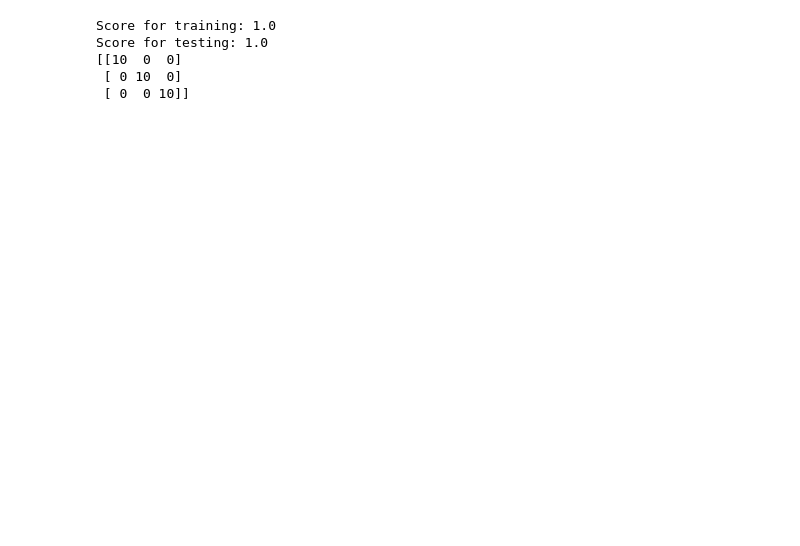
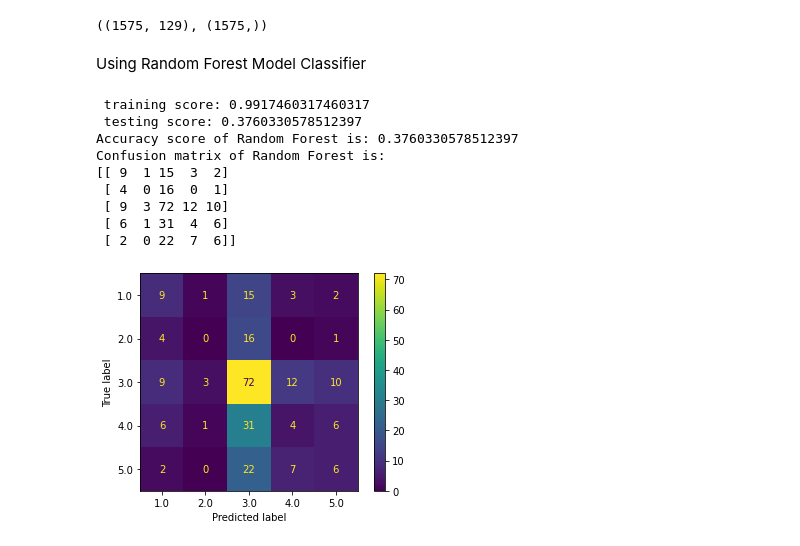
Before and after one commit to yuliyalitvin/Applied-Data-Science---Personal-Portfolio, a Jupyter notebook: Predictive Models/RandomForest/RandomForest.ipynb, the cells around one changed output. Cells and saved outputs as stored; diff of their text form; code cells hidden in the pictures; blank space fills up the shorter version.

Commit message:
changed randomforest files

```diff
--- a/Predictive Models/RandomForest/RandomForest.ipynb
+++ b/Predictive Models/RandomForest/RandomForest.ipynb
@@ -118,0 +26,3 @@ Score for testing: 1.0
+# %%
+dataframe_t = pd.read_csv('./X_test.csv', error_bad_lines=False, sep = ',')
+dataframe_t['MQT1_category'].value_counts()
@@ -118,0 +36,6 @@ Score for testing: 1.0
+# %%
+predict_t = dataframe_t['MQT1_category']
+y_test = predict_t
+dataframe_t.drop('MQT1_category', axis = 1, inplace = True)
+X_test = dataframe_t
+X_test.shape, y_test.shape
@@ -118,0 +60,3 @@ Score for testing: 1.0
+# %%
+dataframe.drop('MQT1_category', axis = 1, inplace = True)
+dataframe
@@ -119,32 +77,57 @@ Score for testing: 1.0
+# %%
+X_train = dataframe
+
+X_train.shape, y_train.shape
+# %% [output]
+((1575, 129), (1575,))
+# %% [markdown]
+Using Random Forest Model Classifier
 # %%
-# prediction with RandomForest model and with validation set
-
-# Splitting dataframe in train, test and validation sets:
-X_temp, X_test, y_temp, y_test = train_test_split(X, y, test_size=0.2 ,random_state=11111 , stratify = y)
-X_train, X_val, y_train, y_val = train_test_split(X_temp, y_temp, test_size=0.25, random_state=11111 )
-
-# RandomForest model
-rf_model = RandomForestClassifier(n_estimators=30)
+# RandomForest model:
+randomForest_model = RandomForestClassifier(n_estimators=200, max_depth=20, min_samples_leaf=1)
 
 # Using RandomForest model classifier in order to fit the data:
-rf_model.fit(X_train, y_train)
+randomForest_model.fit(X_train, y_train)
 
-# Predict y data with classifier:
-y_predict = rf_model.predict(X_test)
+# Predicting the y-data with the RandomForest classifier:
+y_predict = randomForest_model.predict(X_test)
 
 # Getting the scores for the X_test and y_test subsets:
-rf_model.score(X_test, y_test)
+randomForest_model.score(X_test, y_test)
 
 # Printing the scores:
-print('Score for training: {}'.format(rf_model.score(X_train, y_train)))
-print('Score for testing: {}'.format(rf_model.score(X_test, y_test)))
+print(' training score: {}'.format(randomForest_model.score(X_train, y_train)))
+print(' testing score: {}'.format(randomForest_model.score(X_test, y_test)))
+
+# Calculating the accuracy score:
+accuracyScore = accuracy_score(y_test, y_predict)
+
+# Printing the accuracy score:
+print(f"Accuracy score of Random Forest is: {accuracyScore}")
+
+# Calculation the confusion matrix:
+confusionMatrix = confusion_matrix(y_test, y_predict)
 
 # Printing the confusion matrix:
-confusionMatrix = confusion_matrix(y_test, y_predict)
-print(confusionMatrix)
+print(f"Confusion matrix of Random Forest is: \n{confusionMatrix}")
+
+# Plotting the confusion matrix:
+plot_confusion_matrix(randomForest_model, X_test, y_test)
+plt.show()
+
+# Calculating the classification report:
+classificationReport = classification_report(y_test, y_predict)
+
+# Printing the classification report:
+print(f"Classification report of Random Forest is: \n{classificationReport}")
 # %% [output]
-Score for training: 1.0
-Score for testing: 1.0
-[[10  0  0]
- [ 0 10  0]
- [ 0  0 10]]
+ training score: 0.9917460317460317
+ testing score: 0.3760330578512397
+Accuracy score of Random Forest is: 0.3760330578512397
+Confusion matrix of Random Forest is:
+[[ 9  1 15  3  2]
+ [ 4  0 16  0  1]
+ [ 9  3 72 12 10]
+ [ 6  1 31  4  6]
+ [ 2  0 22  7  6]]
+[figure, added]
```
Also changed, not shown: parts of 23 cells of this notebook, 3 other files.
